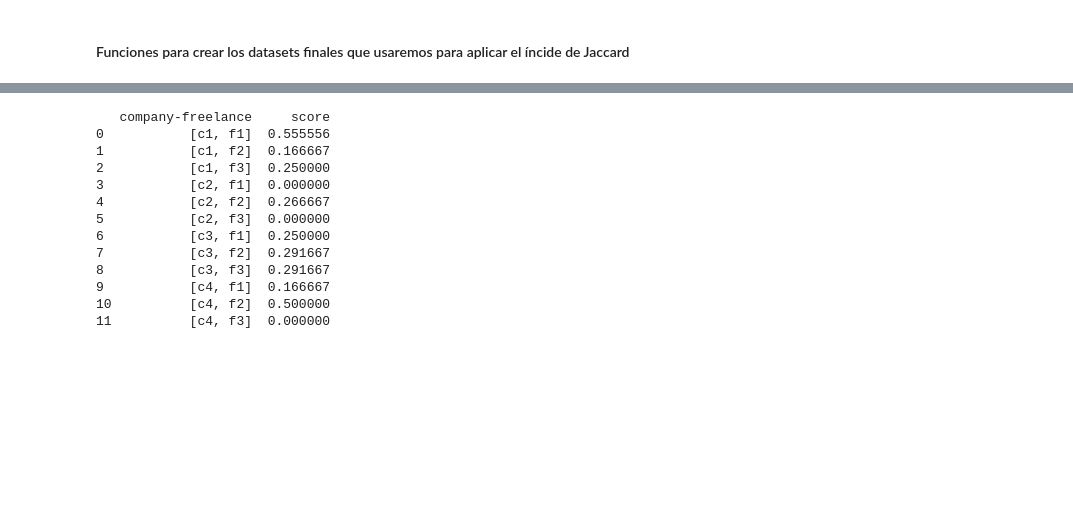
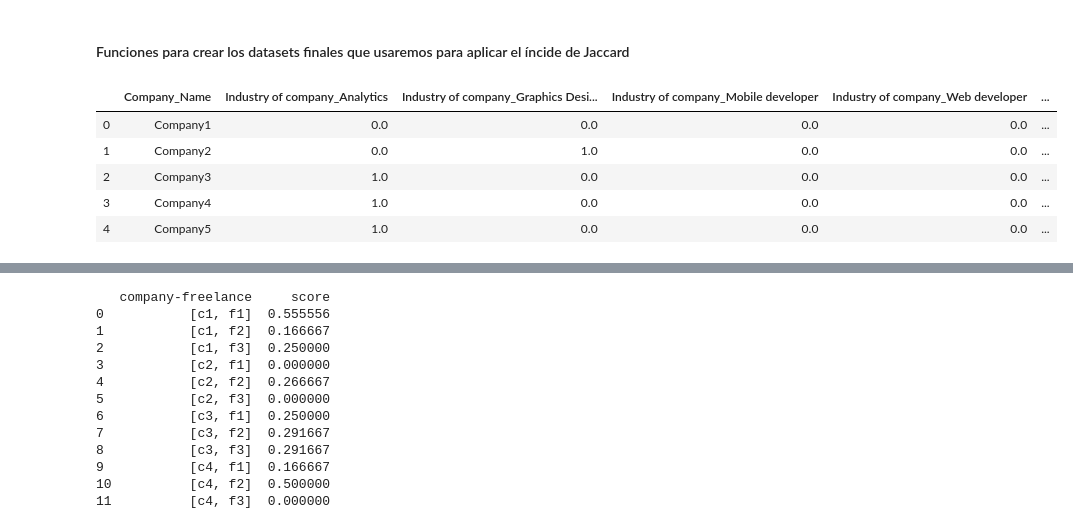
Before and after one commit to Cmarinoc/TFM_Startups, a Jupyter notebook: MatchEmpresasFreelances.ipynb, the cells around one changed output, grey strips where cells are left out. Saved outputs shown, nothing was run; the diff lists cells and outputs as text; code cells hidden in the pictures; blank space fills up the shorter version.

```diff
--- a/MatchEmpresasFreelances.ipynb
+++ b/MatchEmpresasFreelances.ipynb
@@ -84,2 +33,11 @@ def recode_education(df_freelance,col_freelance):
+# %%
+def col_to_dummies(df,col):
+    """
+    nos quita los NaN, no crea una categoría para ellos
+    """
+    df_out = pd.get_dummies(df,columns=[col], prefix=col)
+    cols=df_out.columns.tolist()[1:]
+    df_out[cols]=df_out[cols].astype(float)
+    return df_out
 # %%
 # Funciones relacionadas con habilidades técnicas
@@ -87,0 +96,14 @@ def recode_education(df_freelance,col_freelance):
+# %%
+df_companies1=recode_tech_skills_comp(companies,"Company_Name","Industry of company")
+df_companies2=recode_tech_DS_ML_comp(companies,cols_companies_DS,"Data scientist")
+df_companies_out=pd.merge(df_companies1,df_companies2,on='Company_Name',how='outer')
+df_companies3=recode_tech_DS_ML_comp(companies,cols_companies_ML,"Machine Learning")
+df_companies_out1=pd.merge(df_companies_out,df_companies3,on='Company_Name',how='outer')
+df_companies_out1.head()
+# %% [output]
+|  | Company_Name | Industry of company_Analytics | Industry of company_Graphics Desi... | Industry of company_Mobile developer | Industry of company_Web developer | ... |
+| 0 | Company1 | 0.0 | 0.0 | 0.0 | 0.0 | ... |
+| 1 | Company2 | 0.0 | 1.0 | 0.0 | 0.0 | ... |
+| 2 | Company3 | 1.0 | 0.0 | 0.0 | 0.0 | ... |
+| 3 | Company4 | 1.0 | 0.0 | 0.0 | 0.0 | ... |
+| 4 | Company5 | 1.0 | 0.0 | 0.0 | 0.0 | ... |
```
Also changed, not shown: parts of 23 cells of this notebook.
